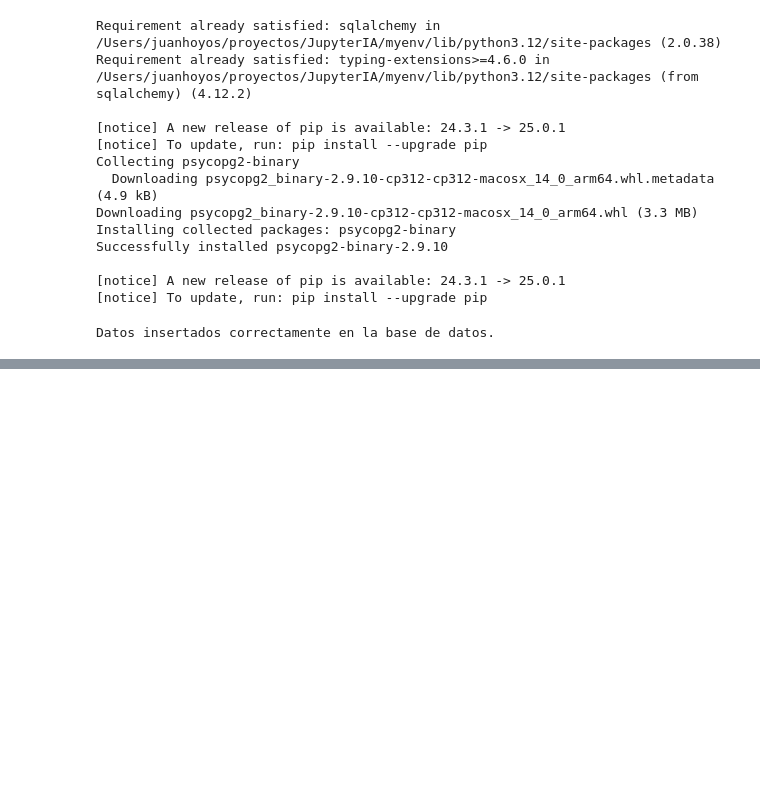
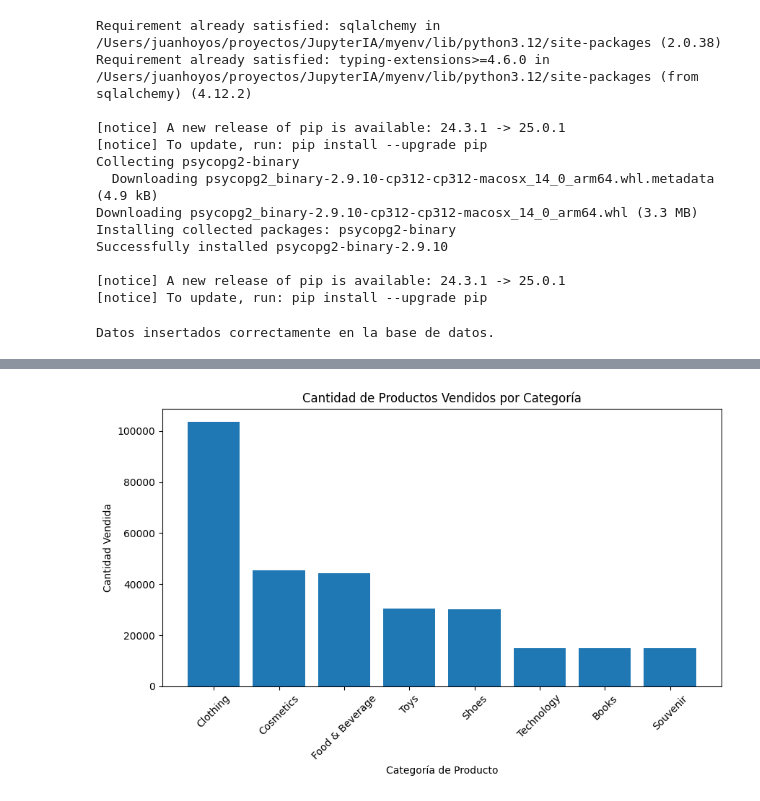
Before and after one commit to juanhcode/Customer-Shopping-Analytics, a Jupyter notebook: customerPandas.ipynb, the cells around one changed output, grey strips where cells are left out. Saved outputs shown, nothing was run; the diff lists cells and outputs as text; code cells hidden in the pictures; blank space fills up the shorter version.

```diff
--- a/customerPandas.ipynb
+++ b/customerPandas.ipynb
@@ -165,0 +199,19 @@ Datos insertados correctamente en la base de datos.
+# %%
+# 2. Cantidad de productos vendidos por categoría (barras)
+df_productos_categoria = pd.read_sql("""
+    SELECT p.category, SUM(s.quantity) AS total_vendidos
+    FROM sales s
+    JOIN product p ON s.category_id = p.product_id
+    GROUP BY p.category
+    ORDER BY total_vendidos DESC
+""", engine)
+
+plt.figure(figsize=(10,5))
+plt.bar(df_productos_categoria['category'], df_productos_categoria['total_vendidos'])
+plt.xticks(rotation=45)
+plt.xlabel("Categoría de Producto")
+plt.ylabel("Cantidad Vendida")
+plt.title("Cantidad de Productos Vendidos por Categoría")
+plt.show()
+# %% [output]
+[figure, added]
```
Also changed, not shown: parts of 7 cells of this notebook, 1 other file.
